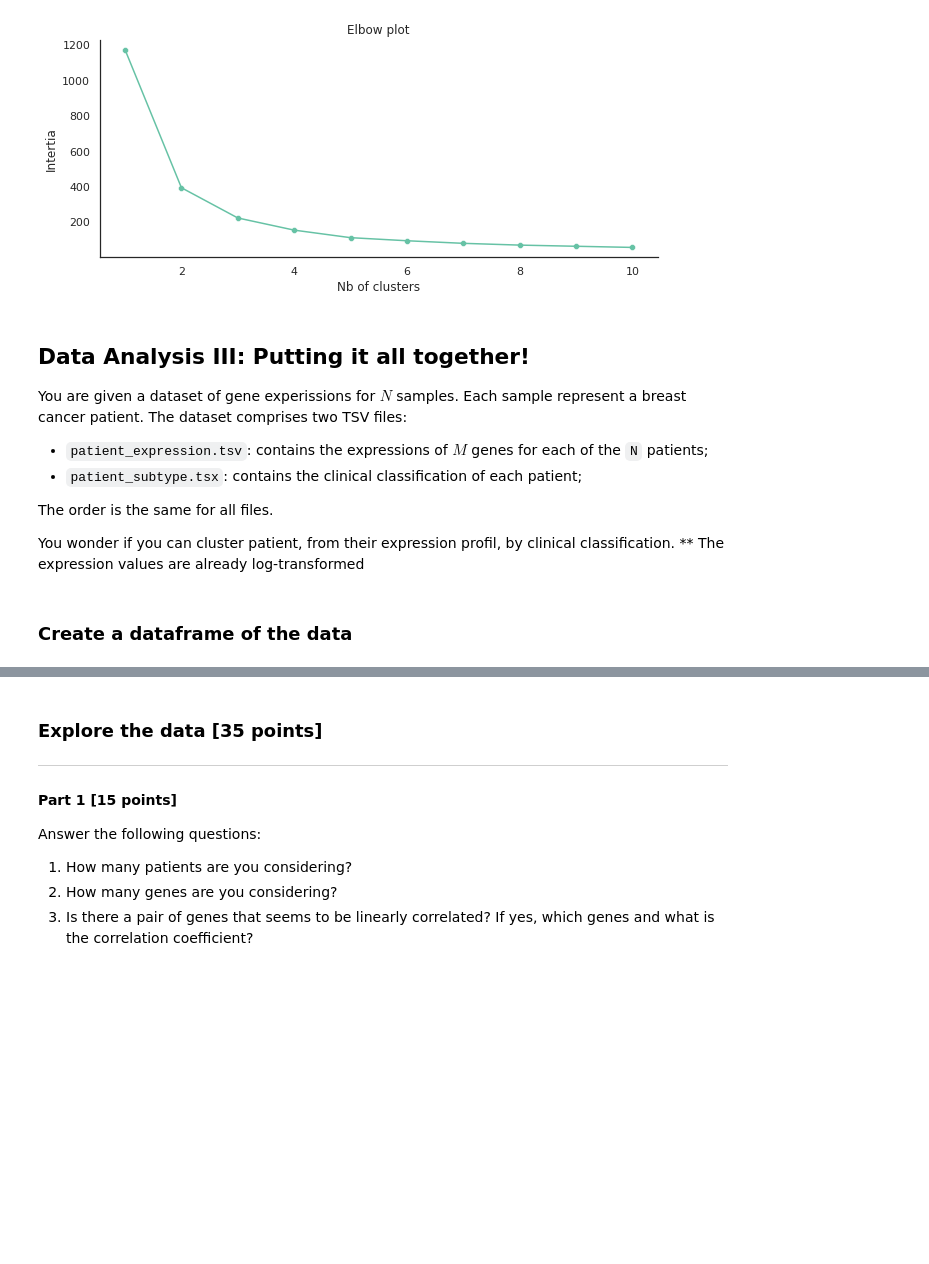
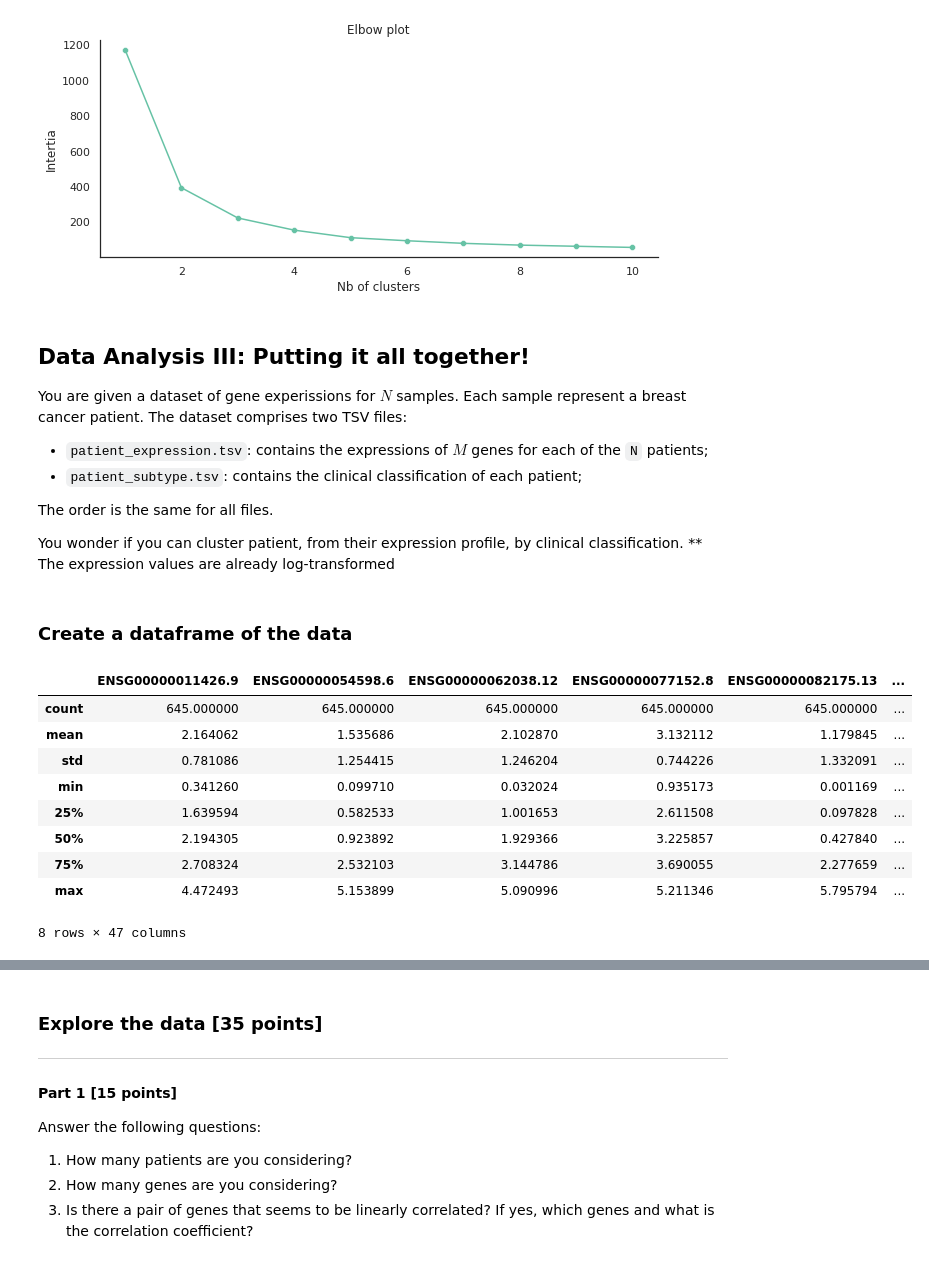
Before and after one commit to nkhetarpal/BIM6065C_S22_data_analysis, a Jupyter notebook: BIM6065C/ds3/data_analysis_3.ipynb, the cells around one changed output, grey strips where cells are left out. Saved outputs shown, nothing was run; the diff lists cells and outputs as text; code cells hidden in the pictures; blank space fills up the shorter version.

```diff
--- a/BIM6065C/ds3/data_analysis_3.ipynb
+++ b/BIM6065C/ds3/data_analysis_3.ipynb
@@ -240,11 +241,28 @@ sns.despine()
 You are given a dataset of gene experissions for $N$ samples. Each sample represent a breast cancer patient.
 The dataset comprises two TSV files:
 * `patient_expression.tsv`: contains the expressions of $M$ genes for each of the `N` patients;
-* `patient_subtype.tsx`: contains the clinical classification of each patient;
+* `patient_subtype.tsv`: contains the clinical classification of each patient;
 
 The order is the same for all files.
 
-You wonder if you can cluster patient, from their expression profil, by clinical classification.
+You wonder if you can cluster patient, from their expression profile, by clinical classification.
 ** The expression values are already log-transformed
 # %% [markdown]
 ### Create a dataframe of the data
+# %%
+expn = "/u/khetarpn/BIM6065C/datasets/breast_cancer_expression.tsv"
+subtype = "/u/khetarpn/BIM6065C/datasets/breast_cancer_subtype.tsv"
+
+bce = pd.read_table(expn, sep="\t",header=0)
+bce.describe()
+# %% [output]
+|  | ENSG00000011426.9 | ENSG00000054598.6 | ENSG00000062038.12 | ENSG00000077152.8 | ENSG00000082175.13 | ... |
+| count | 645.000000 | 645.000000 | 645.000000 | 645.000000 | 645.000000 | ... |
+| mean | 2.164062 | 1.535686 | 2.102870 | 3.132112 | 1.179845 | ... |
+| std | 0.781086 | 1.254415 | 1.246204 | 0.744226 | 1.332091 | ... |
+| min | 0.341260 | 0.099710 | 0.032024 | 0.935173 | 0.001169 | ... |
+| 25% | 1.639594 | 0.582533 | 1.001653 | 2.611508 | 0.097828 | ... |
+| 50% | 2.194305 | 0.923892 | 1.929366 | 3.225857 | 0.427840 | ... |
+| 75% | 2.708324 | 2.532103 | 3.144786 | 3.690055 | 2.277659 | ... |
+| max | 4.472493 | 5.153899 | 5.090996 | 5.211346 | 5.795794 | ... |
+8 rows × 47 columns
```
Also changed, not shown: parts of 7 cells of this notebook.
